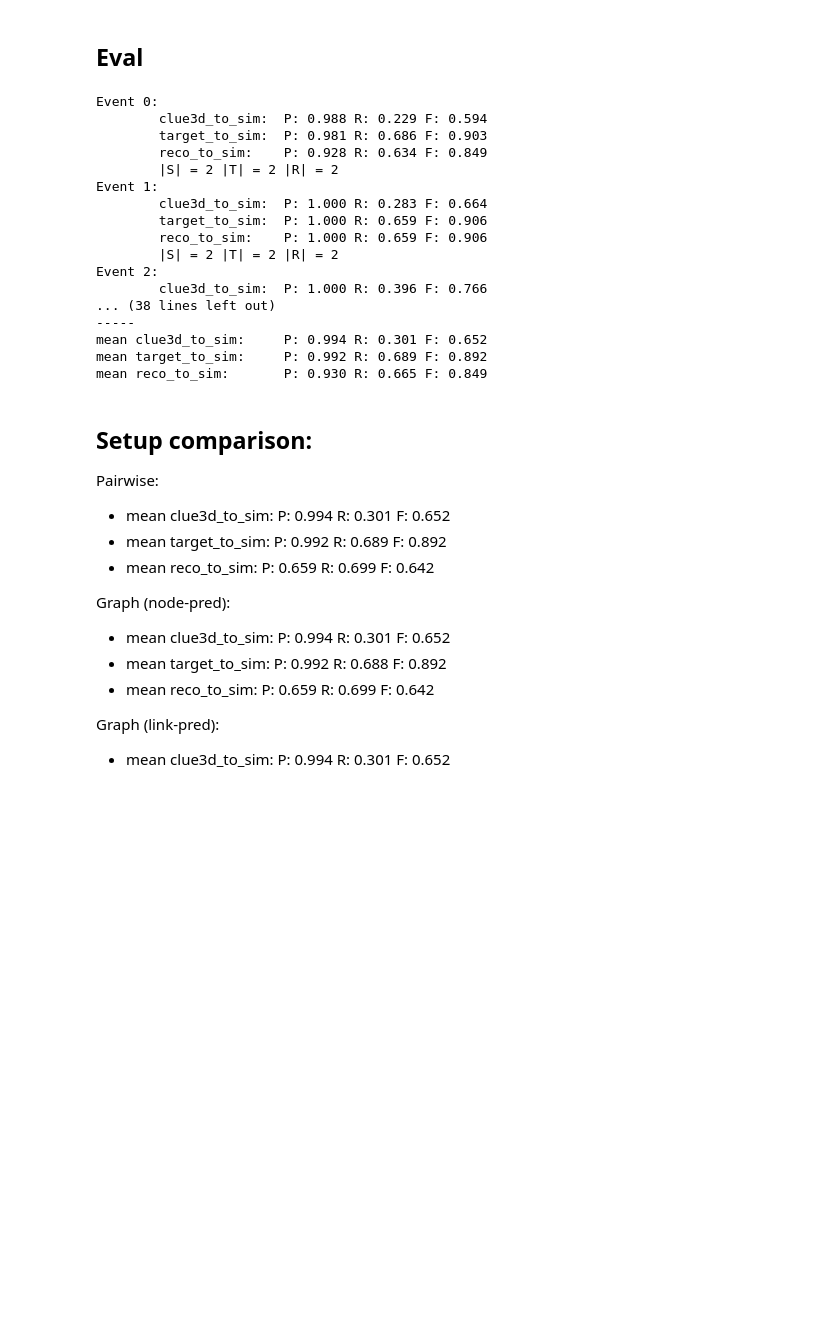
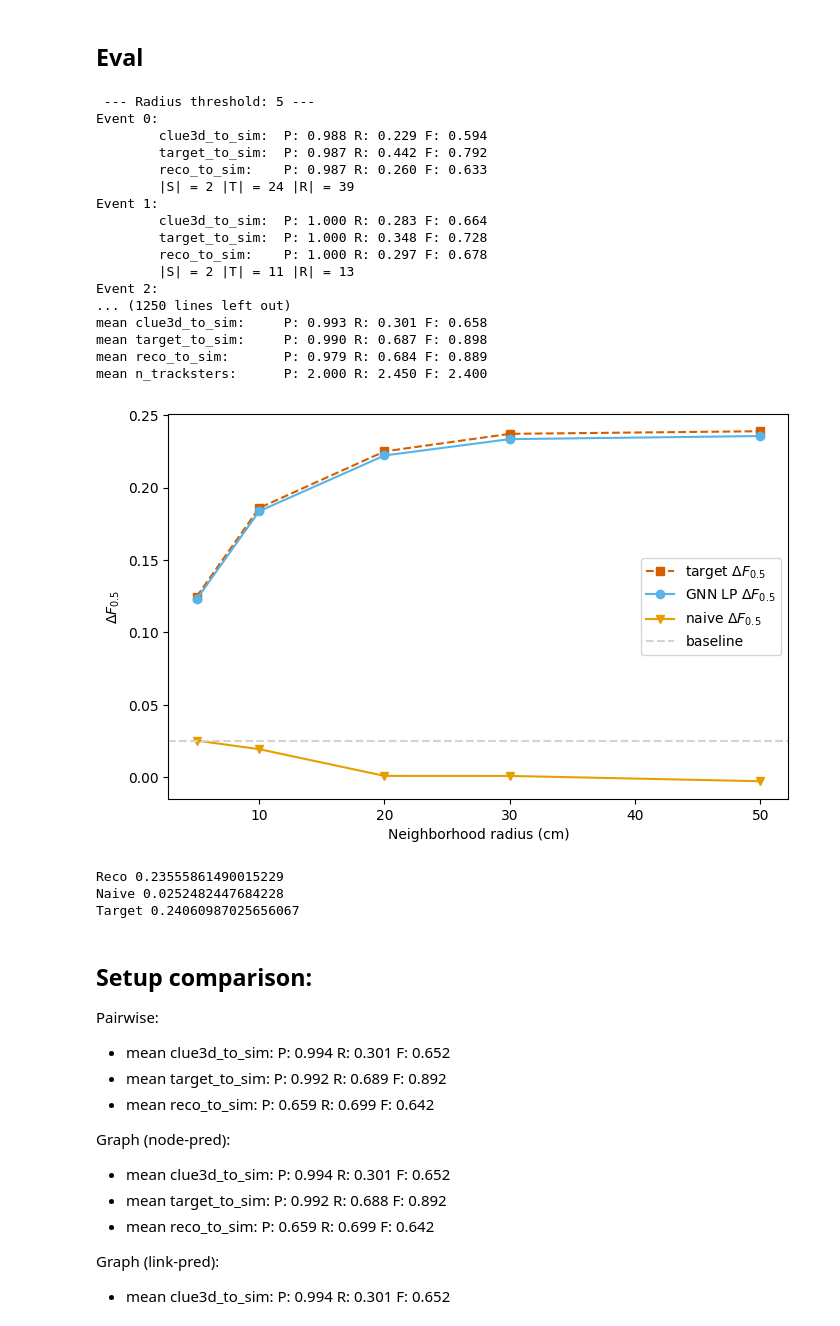
Before and after one commit to edcuba/TICLHack22_PatternReco, a Jupyter notebook: 7.model_trackster_graph_net.link.prediction.ipynb, the cells around one changed output. Drawn from its saved outputs; the diff is of its cells as text; code cells hidden in the pictures; blank space fills up the shorter version.

```diff
--- a/7.model_trackster_graph_net.link.prediction.ipynb
+++ b/7.model_trackster_graph_net.link.prediction.ipynb
@@ -202,7 +215,7 @@ from reco.dummy import DummyPleaser
 file_name = f"{raw_dir}/new_ntuples_15101852_0.root"
 cluster_data, trackster_data, simtrackster_data, assoc_data = get_event_data(file_name)
 # %%
-r_ranges = range(5, 55, 5)
+r_ranges = r_ranges = [5, 10, 20, 30, 50, 100]
 results = []
 
 max_events = 20
@@ -240,47 +253,57 @@ for r in r_ranges:
         radius=r,
         max_events=max_events,
         bigT_e_th=10,
-        pileup=True,
+        pileup=False,
         graph=True,
         link_prediction=True,
     )
     model_reco_F.append(np.sum(np.array(result["reco_to_sim"])[:,2]) / max_events)
 # %% [output]
+ --- Radius threshold: 5 ---
 Event 0:
         clue3d_to_sim:  P: 0.988 R: 0.229 F: 0.594
-        target_to_sim:  P: 0.981 R: 0.686 F: 0.903
-        reco_to_sim:    P: 0.928 R: 0.634 F: 0.849
-        |S| = 2 |T| = 2 |R| = 2
+        target_to_sim:  P: 0.987 R: 0.442 F: 0.792
+        reco_to_sim:    P: 0.987 R: 0.260 F: 0.633
+        |S| = 2 |T| = 24 |R| = 39
 Event 1:
         clue3d_to_sim:  P: 1.000 R: 0.283 F: 0.664
-        target_to_sim:  P: 1.000 R: 0.659 F: 0.906
-        reco_to_sim:    P: 1.000 R: 0.659 F: 0.906
-        |S| = 2 |T| = 2 |R| = 2
+        target_to_sim:  P: 1.000 R: 0.348 F: 0.728
+        reco_to_sim:    P: 1.000 R: 0.297 F: 0.678
+        |S| = 2 |T| = 11 |R| = 13
 Event 2:
-        clue3d_to_sim:  P: 1.000 R: 0.396 F: 0.766
-... (38 lines left out)
------
-mean clue3d_to_sim:     P: 0.994 R: 0.301 F: 0.652
-mean target_to_sim:     P: 0.992 R: 0.689 F: 0.892
-mean reco_to_sim:       P: 0.930 R: 0.665 F: 0.849
+... (1250 lines left out)
+mean clue3d_to_sim:     P: 0.993 R: 0.301 F: 0.658
+mean target_to_sim:     P: 0.990 R: 0.687 F: 0.898
+mean reco_to_sim:       P: 0.979 R: 0.684 F: 0.889
+mean n_tracksters:      P: 2.000 R: 2.450 F: 2.400
 # %%
 fig = plt.figure(figsize=(8, 5))
 
 ax = fig.add_subplot(111)
 
-ax.plot(r_ranges[:6], (np.array(target_F) - np.array(clue3D_F))[:6], '--s', label="target $\Delta F_{0.5}$", c="#D55E00")
-ax.plot(r_ranges[:6], (np.array(model_reco_F) - np.array(clue3D_F))[:6], '-o', label="GNN LP $\Delta F_{0.5}$", c="#56B4E9")
-ax.plot(r_ranges[:6], (np.array(naive_reco_F) - np.array(clue3D_F))[:6], '-v', label="naive $\Delta F_{0.5}$", c="#E69F00")
+ax.plot(r_ranges[:5], (np.array(target_F) - np.array(clue3D_F))[:5], '--s', label="target $\Delta F_{0.5}$", c="#D55E00")
+ax.plot(r_ranges[:5], (np.array(model_reco_F) - np.array(clue3D_F))[:5], '-o', label="GNN LP $\Delta F_{0.5}$", c="#56B4E9")
+ax.plot(r_ranges[:5], (np.array(naive_reco_F) - np.array(clue3D_F))[:5], '-v', label="naive $\Delta F_{0.5}$", c="#E69F00")
 
 ax.axhline(max(np.array(naive_reco_F) - np.array(clue3D_F)), label="baseline", c="lightgray", linestyle="--")
 
 ax.legend()
 ax.set_xlabel("Neighborhood radius (cm)")
 ax.set_ylabel("$\Delta F_{0.5}$")
-ax.set_ylim((-0.1, 0.1))
+# ax.set_ylim((-0.1, 0.1))
 
-fig.savefig(f'export/{ds_name}-e5-graph-lp-radius-plot.png', dpi=300, bbox_inches='tight', transparent=True)
+fig.savefig(f'export/{ds_name}-e10-graph-lp-to50-de-radius-plot.png', dpi=300, bbox_inches='tight', transparent=True)
 plt.show()
+# %% [output]
+[figure, added]
+# %%
+print("Reco", max(np.array(model_reco_F) - np.array(clue3D_F)))
+print("Naive", max(np.array(naive_reco_F) - np.array(clue3D_F)))
+print("Target", max(np.array(target_F) - np.array(clue3D_F)))
+# %% [output]
+Reco 0.23555861490015229
+Naive 0.0252482447684228
+Target 0.24060987025656067
 # %% [markdown]
 ## Setup comparison:
 
```
Also changed, not shown: parts of 7 cells of this notebook, 6 other files.
